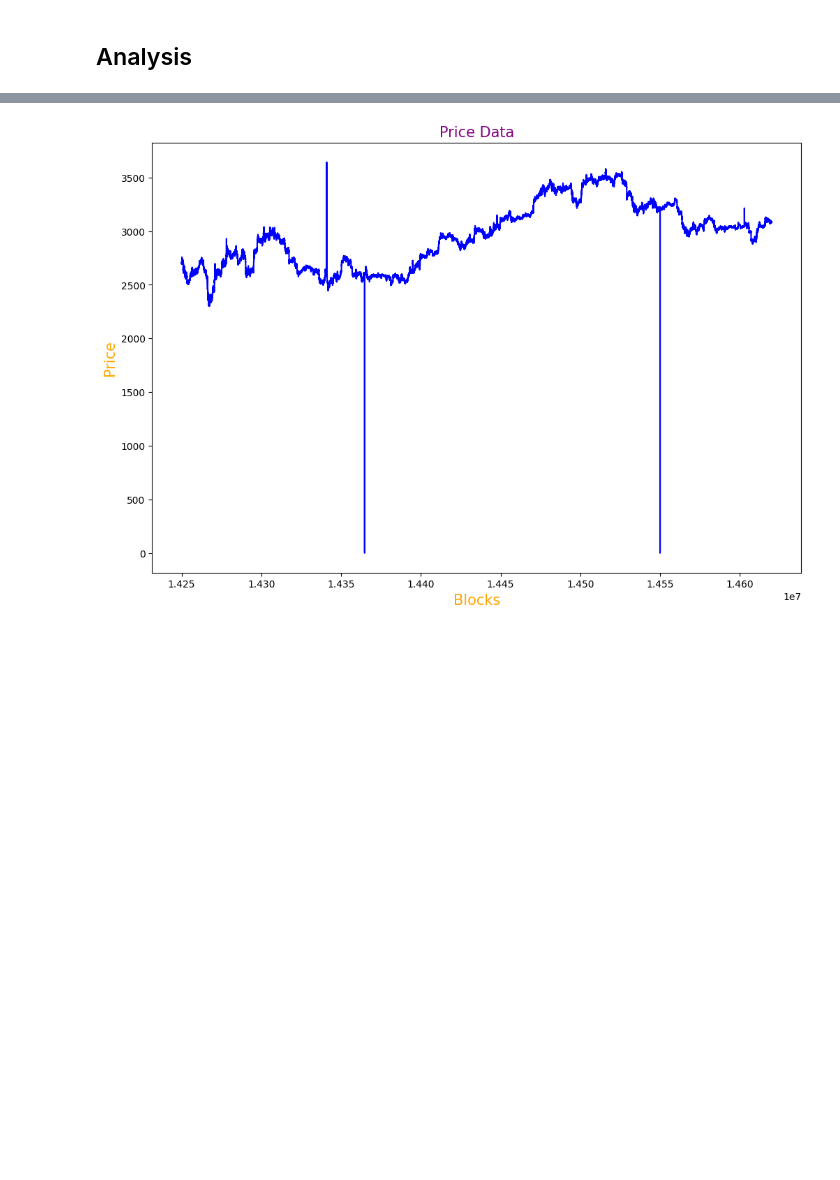
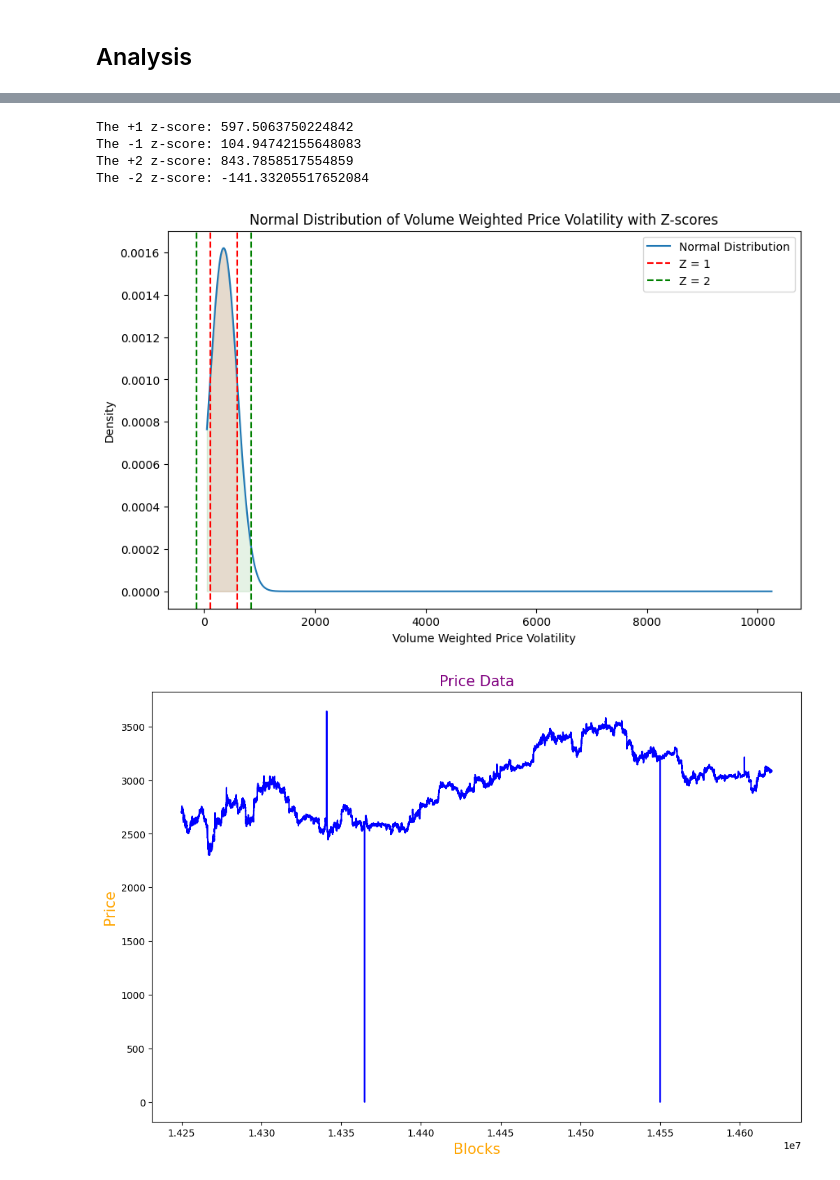
Before and after one commit to semiotic-ai/realized_volatility_substream, a Jupyter notebook: notebooks/notebooks/notes-denver.ipynb, the cells around one changed output, grey strips where cells are left out. Drawn from its saved outputs; the diff is of its cells as text; code cells hidden in the pictures; blank space fills up the shorter version.

```diff
--- a/notebooks/notebooks/notes-denver.ipynb
+++ b/notebooks/notebooks/notes-denver.ipynb
@@ -579,3 +710,44 @@ expanded_data_df.head(1)
+# %%
+data = expanded_data_df["volume_weighted_price_volatility"]
+
+mean = data.mean()
+std_dev = data.std()
+
+x = np.linspace(data.min(), data.max(), 1000)
+y = (1 / (std_dev * np.sqrt(2 * np.pi))) * np.exp(-0.5 * ((x - mean) / std_dev) ** 2)
+
+plt.figure(figsize=(10, 6))
+plt.plot(x, y, label='Normal Distribution')
+
+z1 = mean + std_dev
+z_1 = mean - std_dev
+z2 = mean + 2 * std_dev
+z_2 = mean - 2 * std_dev
+
+print(f"The +1 z-score: {z1}")
+print(f"The -1 z-score: {z_1}")
+print(f"The +2 z-score: {z2}")
+print(f"The -2 z-score: {z_2}")
+
+plt.axvline(z1, color='r', linestyle='--', label='Z = 1')
+plt.axvline(z_1, color='r', linestyle='--')
+plt.axvline(z2, color='g', linestyle='--', label='Z = 2')
+plt.axvline(z_2, color='g', linestyle='--')
+
+plt.fill_between(x, 0, y, where=(x >= z_1) & (x <= z1), color='red', alpha=0.1)
+plt.fill_between(x, 0, y, where=(x >= z_2) & (x <= z2), color='green', alpha=0.1)
+
+plt.xlabel('Volume Weighted Price Volatility')
+plt.ylabel('Density')
+plt.title('Normal Distribution of Volume Weighted Price Volatility with Z-scores')
+plt.legend()
+plt.show()
+# %% [output]
+The +1 z-score: 597.5063750224842
+The -1 z-score: 104.94742155648083
+The +2 z-score: 843.7858517554859
+The -2 z-score: -141.33205517652084
+[figure, added]
 # %%
 plot_single_line(
     df=expanded_data_df,
```
Also changed, not shown: parts of 13 cells of this notebook.
